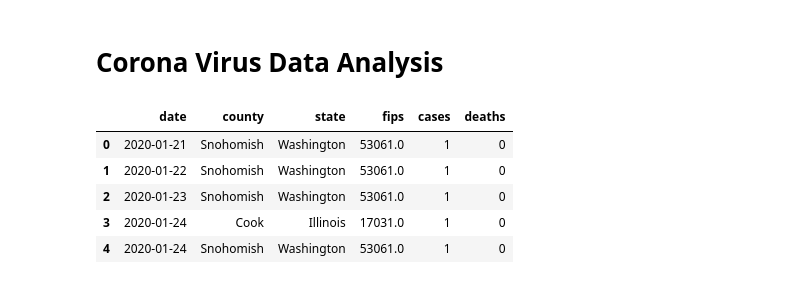
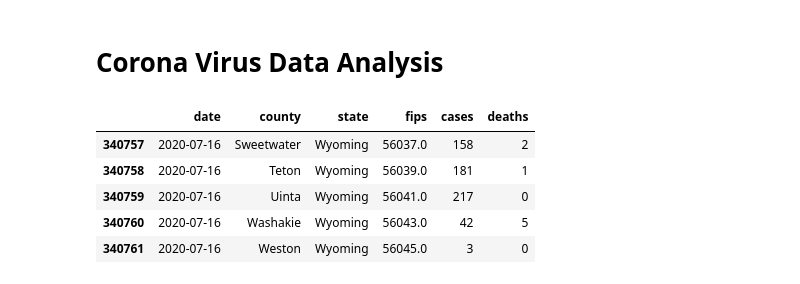
Before and after one commit to freefrancisco/covidanalysis, a Jupyter notebook: CovidAnalysis.ipynb, the cells around one changed output. Cells and saved outputs as stored; diff of their text form; code cells hidden in the pictures.

Commit message:
latest data

```diff
--- a/CovidAnalysis.ipynb
+++ b/CovidAnalysis.ipynb
@@ -9,14 +9,14 @@ import matplotlib.pyplot as plt
 sbn.set(rc={'figure.figsize':(11.7,8.27)})
 # %%
 rawData = pd.read_csv("https://raw.githubusercontent.com/nytimes/covid-19-data/master/us-counties.csv")
-rawData.head(5)
+rawData.tail(5)
 # %% [output]
 |  | date | county | state | fips | cases | deaths |
-| 0 | 2020-01-21 | Snohomish | Washington | 53061.0 | 1 | 0 |
-| 1 | 2020-01-22 | Snohomish | Washington | 53061.0 | 1 | 0 |
-| 2 | 2020-01-23 | Snohomish | Washington | 53061.0 | 1 | 0 |
-| 3 | 2020-01-24 | Cook | Illinois | 17031.0 | 1 | 0 |
-| 4 | 2020-01-24 | Snohomish | Washington | 53061.0 | 1 | 0 |
+| 340757 | 2020-07-16 | Sweetwater | Wyoming | 56037.0 | 158 | 2 |
+| 340758 | 2020-07-16 | Teton | Wyoming | 56039.0 | 181 | 1 |
+| 340759 | 2020-07-16 | Uinta | Wyoming | 56041.0 | 217 | 0 |
+| 340760 | 2020-07-16 | Washakie | Wyoming | 56043.0 | 42 | 5 |
+| 340761 | 2020-07-16 | Weston | Wyoming | 56045.0 | 3 | 0 |
 # %%
 dataFrames = dict(states={}, counties={})
 columns = ['cases', 'deaths']
```
Also changed, not shown: parts of 14 cells of this notebook.
